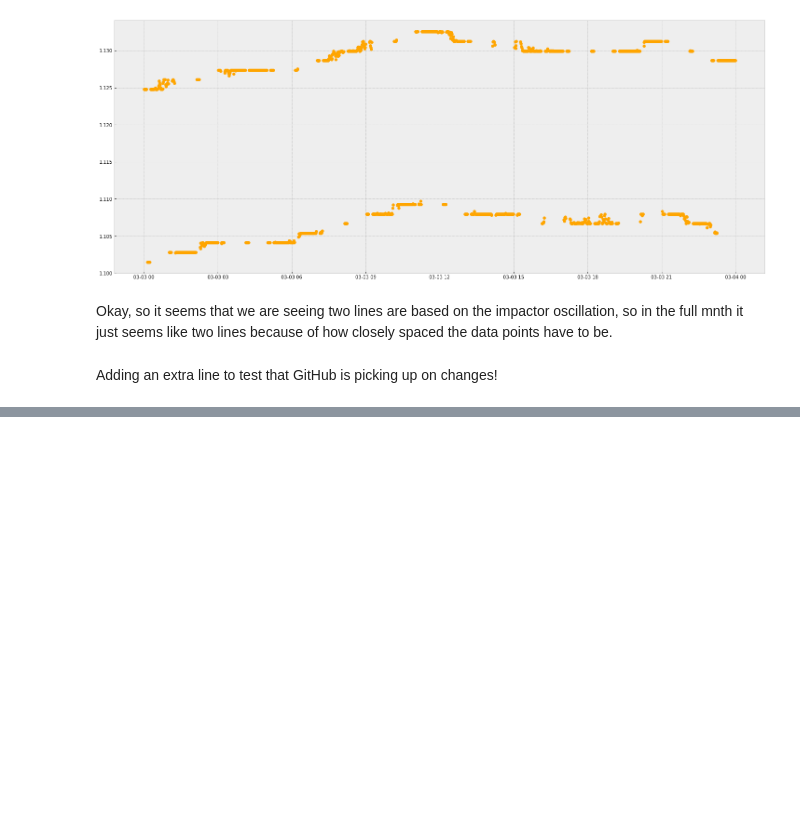
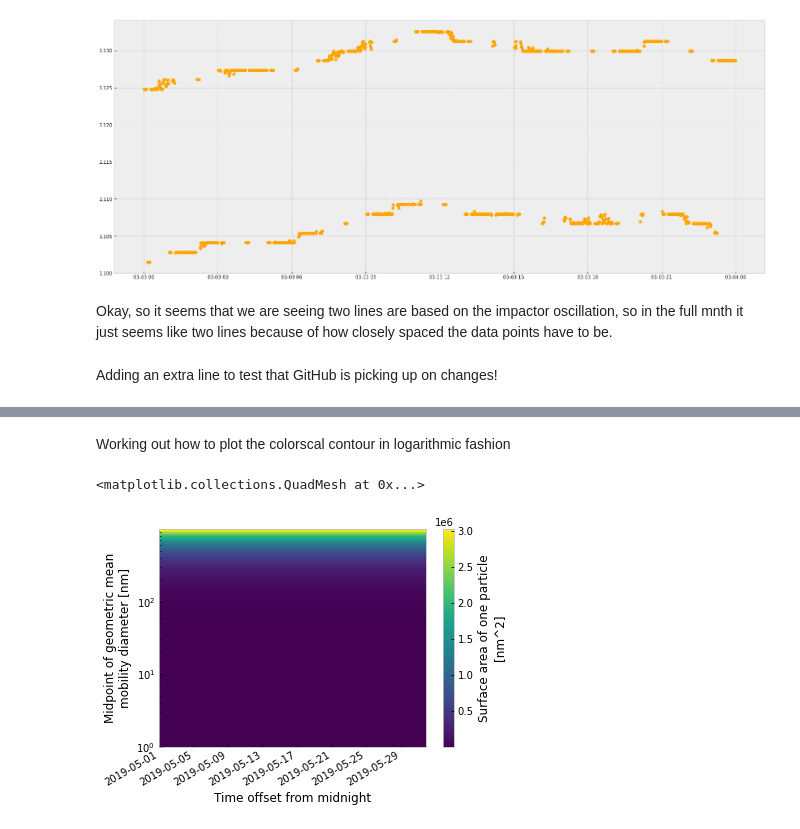
Before and after one commit to ReeseMishler/Work-File, a Jupyter notebook: AOS Proj.ipynb, the cells around one changed output, grey strips where cells are left out. Cells and saved outputs as stored; diff of their text form; code cells hidden in the pictures; blank space fills up the shorter version.

```diff
--- a/AOS Proj.ipynb
+++ b/AOS Proj.ipynb
@@ -94,0 +153,20 @@ Adding an extra line to test that GitHub is picking up on changes!
+# %% [markdown]
+Working out how to plot the colorscal contour in logarithmic fashion
+# %%
+import matplotlib.colors as colors
+#dD_2d,time_2d = np.meshgrid( dsA2['diameter_mobility'], dsA2['time'] )
+xr.plot.pcolormesh(dsA2['dD_to_dSA'], 'time', 'diameter_mobility',  yscale='log')
+#levels=range(10.0e2,10.0e4,1),
+#fig, axarr = plt.subplots(nrows=1, ncols=1, figsize=(25, 10))
+#cf1 = axarr.contourf(time_2d, dD_2d, dsA2['dD_to_dSA'], cmap='plasma',yscale='log')
+#dsA2['dD_to_dSA'].plot()
+
+#fig, ax = plt.subplots(2, 1)
+
+#pcm = ax.pcolormesh(time_2d, dD_2d, dsA2['diameter_mobility'],
+#                   norm=colors.LogNorm(vmin=dsA2['diameter_mobility'].min(), vmax=dsA2['diameter_mobility'].max()),
+#                   cmap='PuBu_r', shading='auto')
+#fig.colorbar(pcm, ax=ax, extend='max')
+# %% [output]
+<matplotlib.collections.QuadMesh at 0x...>
+[figure, added]
```
Also changed, not shown: parts of 5 cells of this notebook.
